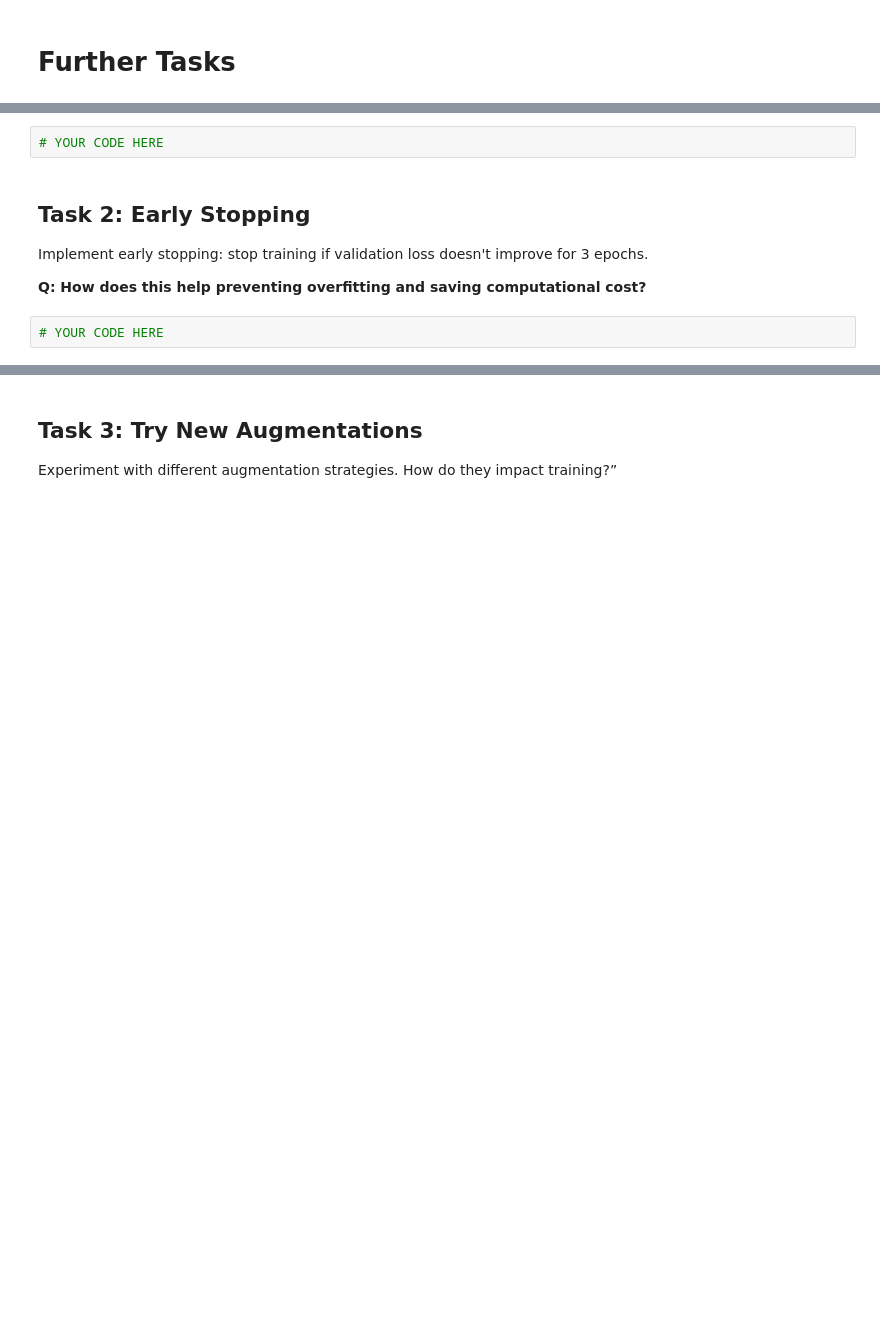
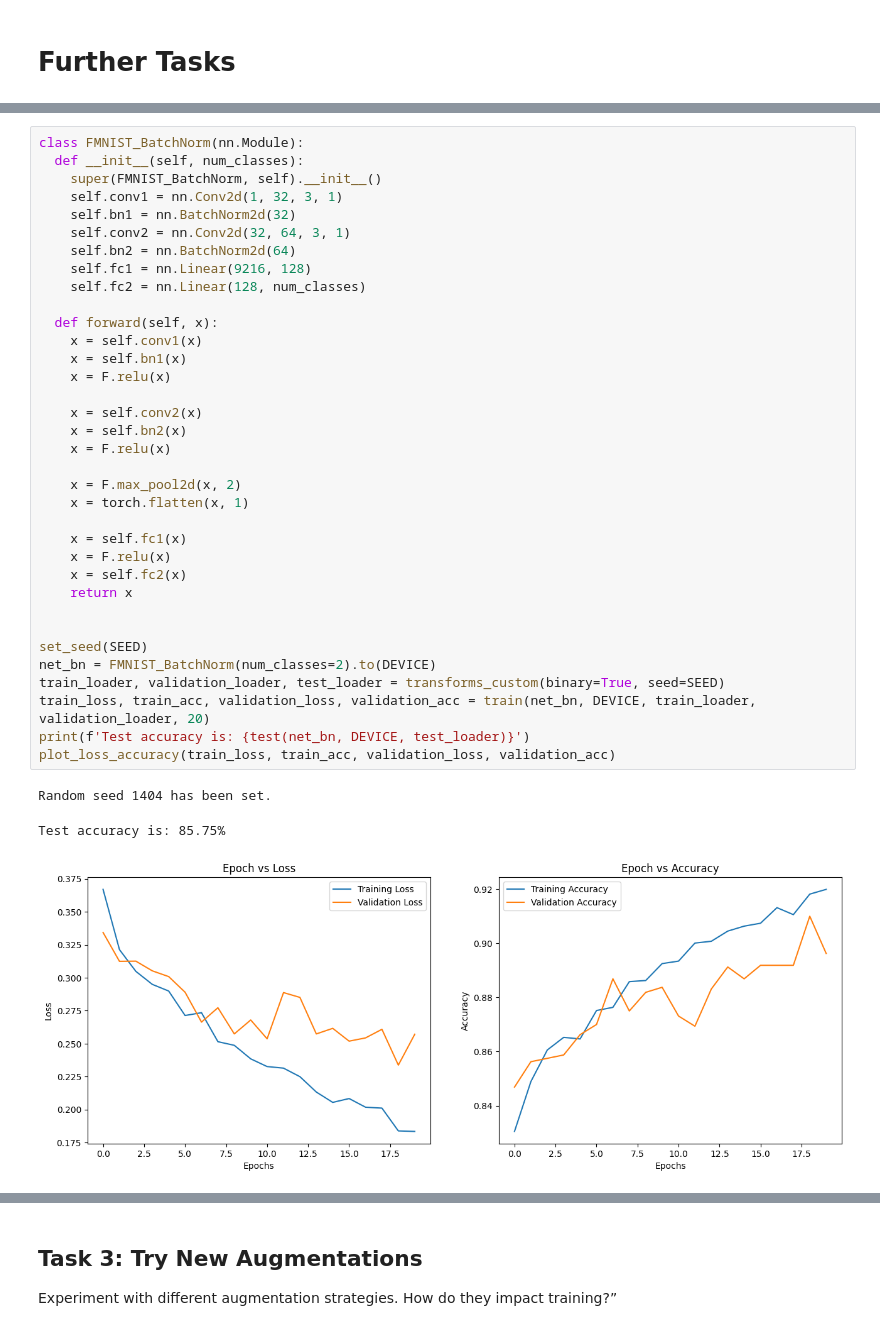
Before and after one commit to MahdiS3171/Deep-Learning-SUT-Course-Spring-2025, a Jupyter notebook: HW/HW2/Student_HW_CNN_part2.ipynb, the cells around one changed output, grey strips where cells are left out. Saved outputs shown, nothing was run; the diff lists cells and outputs as text; blank space fills up the shorter version.

```diff
--- a/HW/HW2/Student_HW_CNN_part2.ipynb
+++ b/HW/HW2/Student_HW_CNN_part2.ipynb
@@ -1009,10 +1112,39 @@ Replace the dropout layers with `BatchNorm2d` layers. Compare performance, overf
-# %%
-# YOUR CODE HERE
-# %% [markdown]
-## Task 2: Early Stopping
-
-Implement early stopping: stop training if validation loss doesn't improve for 3 epochs.
-
-**Q: How does this help preventing overfitting and saving computational cost?**
-# %%
-# YOUR CODE HERE
+# %%
+class FMNIST_BatchNorm(nn.Module):
+  def __init__(self, num_classes):
+    super(FMNIST_BatchNorm, self).__init__()
+    self.conv1 = nn.Conv2d(1, 32, 3, 1)
+    self.bn1 = nn.BatchNorm2d(32)
+    self.conv2 = nn.Conv2d(32, 64, 3, 1)
+    self.bn2 = nn.BatchNorm2d(64)
+    self.fc1 = nn.Linear(9216, 128)
+    self.fc2 = nn.Linear(128, num_classes)
+
+  def forward(self, x):
+    x = self.conv1(x)
+    x = self.bn1(x)
+    x = F.relu(x)
+
+    x = self.conv2(x)
+    x = self.bn2(x)
+    x = F.relu(x)
+
+    x = F.max_pool2d(x, 2)
+    x = torch.flatten(x, 1)
+
+    x = self.fc1(x)
+    x = F.relu(x)
+    x = self.fc2(x)
+    return x
+
+
+set_seed(SEED)
+net_bn = FMNIST_BatchNorm(num_classes=2).to(DEVICE)
+train_loader, validation_loader, test_loader = transforms_custom(binary=True, seed=SEED)
+train_loss, train_acc, validation_loss, validation_acc = train(net_bn, DEVICE, train_loader, validation_loader, 20)
+print(f'Test accuracy is: {test(net_bn, DEVICE, test_loader)}')
+plot_loss_accuracy(train_loss, train_acc, validation_loss, validation_acc)
+# %% [output]
+Random seed 1404 has been set.
+Test accuracy is: 85.75%
+[figure, added]
```
Also changed, not shown: parts of 25 cells of this notebook.
